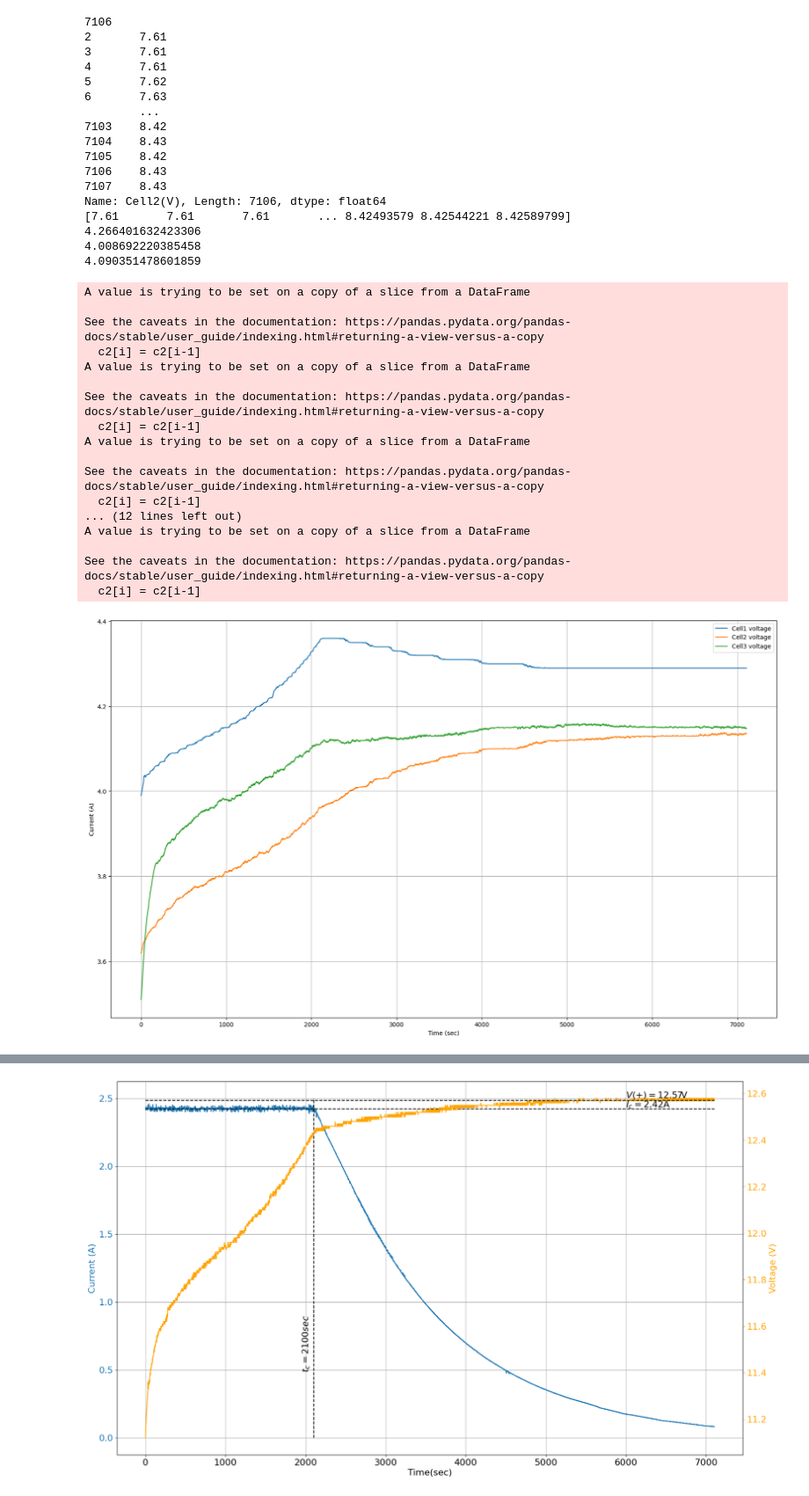
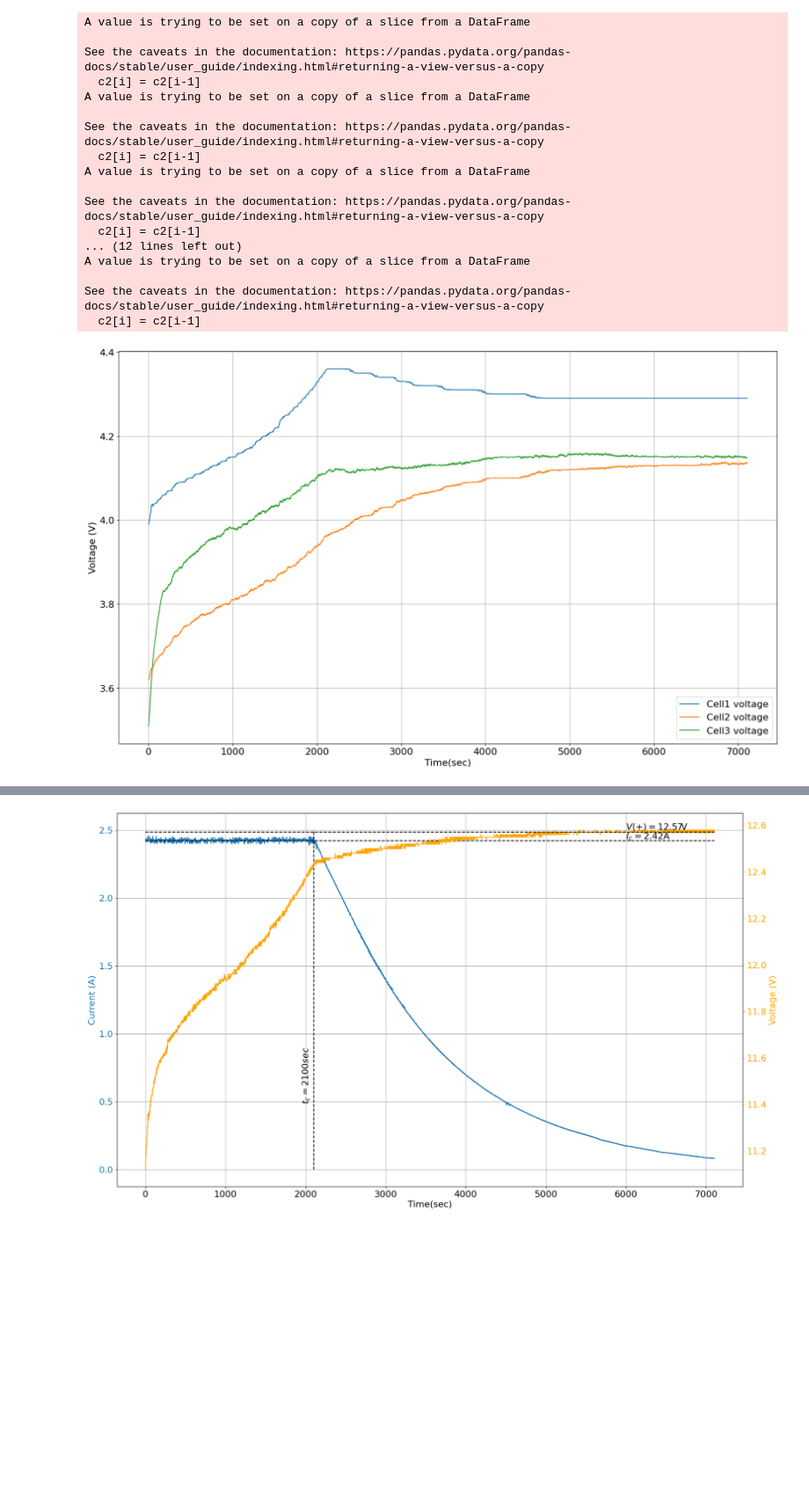
Before and after one commit to ParuHangRai-PRI/Battery-Charger-Analysis, a Jupyter notebook: code/charging comparison.ipynb, the cells around one changed output, grey strips where cells are left out. Shown at 88% size. Cells and saved outputs as stored; diff of their text form; code cells hidden in the pictures; blank space fills up the shorter version.

```diff
--- a/code/charging comparison.ipynb
+++ b/code/charging comparison.ipynb
@@ -330,8 +296,7 @@ plt.show()
 # %%
-print(time1C.size)
+#Cell Voltages
 
 c2 = df1C['Cell2(V)']
-print(c2)
 for i in range(3,time1C.size):
     if c2[i] < 6 :
         c2[i] = c2[i-1]
@@ -347,72 +312,52 @@ smot_c3.append(df1C['V_+(V)'].iloc[0])
 for i in range(1,df1C['CHARGING_I(A)'].size):
     tm1 = smot_c1[i - 1]
     tm1 = exp_smth(df1C['Cell1(V)'].iloc[i], tm1)
     smot_c1.append(tm1)
 
     temp = smot_c2[i- 1]
     temp = exp_smth(c2[i+2], temp)
     smot_c2.append(temp)
 
     temp = smot_c3[i - 1]
     temp = exp_smth(df1C['V_+(V)'].iloc[i], temp)
     smot_c3.append(temp)
 
 smot_c1 = np.array(smot_c1)
 smot_c2 = np.array(smot_c2)
 smot_c3 = np.array(smot_c3)
 
-print(smot_c2)
 smot_c3 = smot_c3 - smot_c2
 smot_c2 = smot_c2 - smot_c1
 av1 = smot_c1.mean()
 av2 = smot_c2.mean()
 av3 = smot_c3.mean()
-print(av1)
-print(av2)
-print(av3)
 
 fig, ax = plt.subplots(figsize=(20,12))
 ax.plot(time1C, smot_c1, label = "Cell1 voltage")
 ax.plot(time1C, smot_c2, label = "Cell2 voltage")
 ax.plot(time1C, smot_c3, label = "Cell3 voltage")
-ax.set_xlabel('Time (sec)')
-ax.set_ylabel('Current (A)')
+ax.set_xlabel('Time(sec)', fontsize = 16)
+ax.set_ylabel('Voltage (V)', fontsize = 16)
+ax.tick_params(axis='both', which='major', labelsize=16)
 ax.grid(True)
-ax.legend()
+ax.legend(loc = 4, fontsize = 16)
 plt.show()
 # %% [output]
-7106
-2       7.61
-3       7.61
-4       7.61
-5       7.62
-6       7.63
-        ...
-7103    8.42
-7104    8.43
-7105    8.42
-7106    8.43
-7107    8.43
-Name: Cell2(V), Length: 7106, dtype: float64
-[7.61       7.61       7.61       ... 8.42493579 8.42544221 8.42589799]
-4.266401632423306
-4.008692220385458
-4.090351478601859
+A value is trying to be set on a copy of a slice from a DataFrame
+
+See the caveats in the documentation: https://pandas.pydata.org/pandas-docs/stable/user_guide/indexing.html#returning-a-view-versus-a-copy
+  c2[i] = c2[i-1]
+A value is trying to be set on a copy of a slice from a DataFrame
+
+See the caveats in the documentation: https://pandas.pydata.org/pandas-docs/stable/user_guide/indexing.html#returning-a-view-versus-a-copy
+  c2[i] = c2[i-1]
+A value is trying to be set on a copy of a slice from a DataFrame
+
+See the caveats in the documentation: https://pandas.pydata.org/pandas-docs/stable/user_guide/indexing.html#returning-a-view-versus-a-copy
+  c2[i] = c2[i-1]
+... (12 lines left out)
+A value is trying to be set on a copy of a slice from a DataFrame
+
+See the caveats in the documentation: https://pandas.pydata.org/pandas-docs/stable/user_guide/indexing.html#returning-a-view-versus-a-copy
+  c2[i] = c2[i-1]
-A value is trying to be set on a copy of a slice from a DataFrame
-
-See the caveats in the documentation: https://pandas.pydata.org/pandas-docs/stable/user_guide/indexing.html#returning-a-view-versus-a-copy
-  c2[i] = c2[i-1]
-A value is trying to be set on a copy of a slice from a DataFrame
-
-See the caveats in the documentation: https://pandas.pydata.org/pandas-docs/stable/user_guide/indexing.html#returning-a-view-versus-a-copy
-  c2[i] = c2[i-1]
-A value is trying to be set on a copy of a slice from a DataFrame
-
-See the caveats in the documentation: https://pandas.pydata.org/pandas-docs/stable/user_guide/indexing.html#returning-a-view-versus-a-copy
-  c2[i] = c2[i-1]
-... (12 lines left out)
-A value is trying to be set on a copy of a slice from a DataFrame
-
-See the caveats in the documentation: https://pandas.pydata.org/pandas-docs/stable/user_guide/indexing.html#returning-a-view-versus-a-copy
-  c2[i] = c2[i-1]
-[figure, old version]
+[figure, new version]
```
Also changed, not shown: parts of 11 cells of this notebook.
